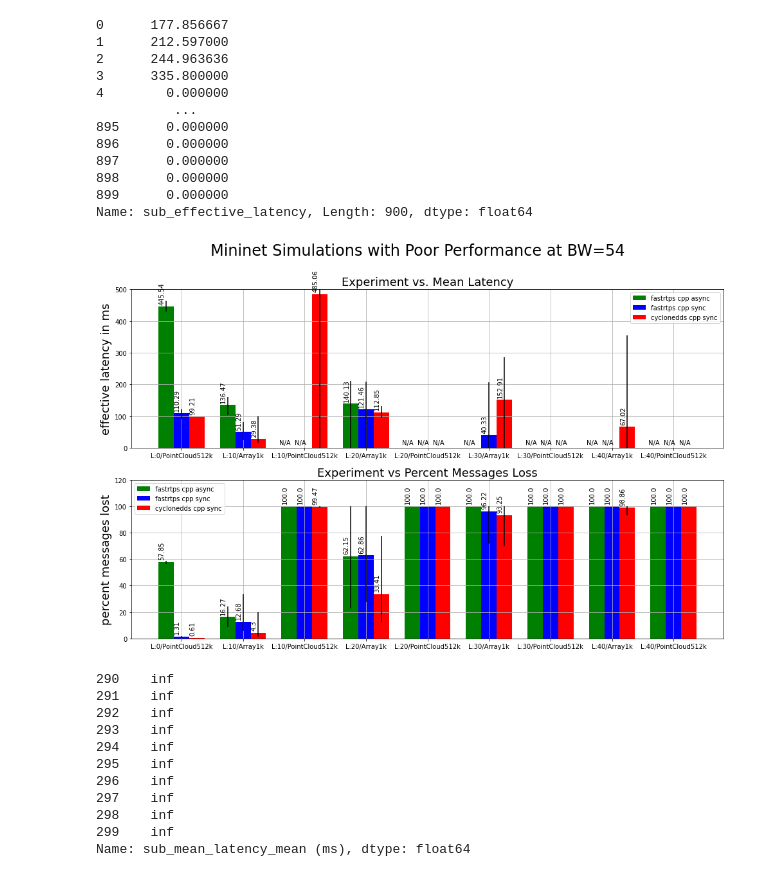
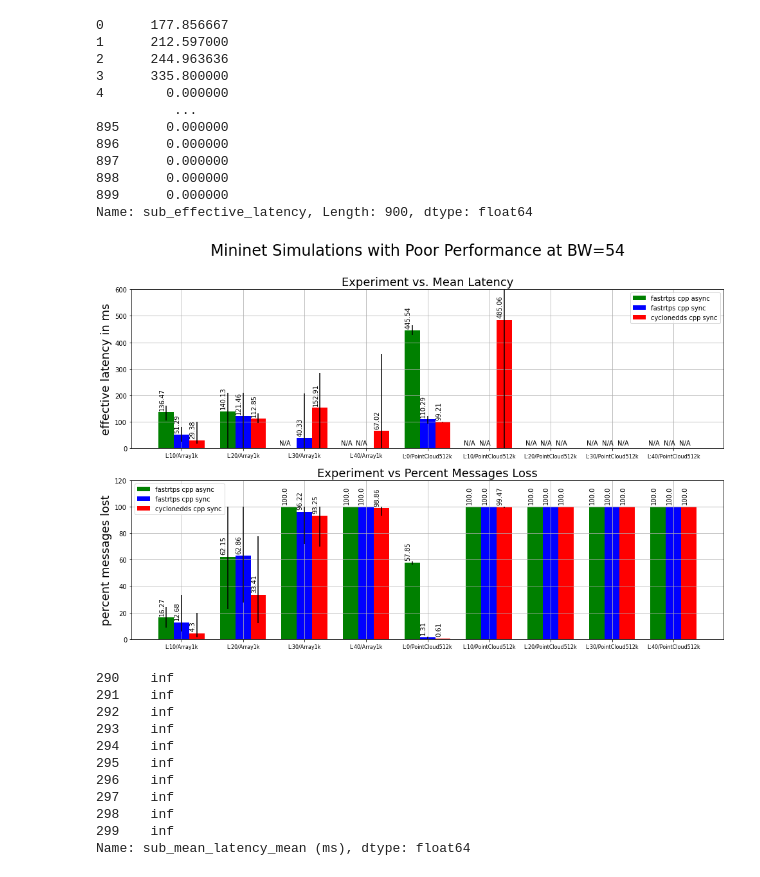
Before and after one commit to osrf/TSC-RMW-Reports, a Jupyter notebook: galactic/MininetExperimentResults.ipynb, the cells around one changed output. Drawn from its saved outputs; the diff is of its cells as text; code cells hidden in the pictures.

Commit message:
mininet plots now sorted by message size. Removed nominal from plot titles.

```diff
--- a/galactic/MininetExperimentResults.ipynb
+++ b/galactic/MininetExperimentResults.ipynb
@@ -345,8 +345,12 @@ plot_set = set(to_plot)
 print("Total runs to plot {0}".format(len(plot_set)))
 print(sorted(plot_set))
 bw_54 = sorted([p for p in plot_set if p[0] == 54])
+bw_54 = sorted(bw_54, key=lambda tup: tup[2]) # sort by message size
 bw_300 = sorted([p for p in plot_set if p[0] == 300])
+bw_300 = sorted(bw_300, key=lambda tup: tup[2])
 bw_1000 = sorted([p for p in plot_set if p[0] == 1000])
+bw_1000 = sorted(bw_1000, key=lambda tup: tup[2])
+
 print("{0} BW=54 plots".format(len(bw_54)))
 print("{0} BW=300 plots".format(len(bw_300)))
 print("{0} BW=1000 plots".format(len(bw_1000)))
@@ -366,7 +377,7 @@ df["sub_effective_latency"]
 899      0.000000
 Name: sub_effective_latency, Length: 900, dtype: float64
 # %%
-def autolabel(rects,ax,rot=90):
+def autolabel(rects,ax,rot=70):
     """Attach a text label above each bar in *rects*, displaying its height."""
     for rect in rects:
         height = rect.get_height()
@@ -398,7 +409,7 @@ def generate_mininet_plot(fast_sync_df,fast_async_df, cyclone_df, render_set,sup
     #to_std = [['sub_mean_latency_mean (ms)_min','sub_mean_latency_mean (ms)_max'],['lost_prct_min','lost_prct_max']]
     plot_units = ['effective latency in ms',"percent messages lost"]#"CPU Utilization %"]
     titles = ["Experiment vs. Mean Latency", "Experiment vs Percent Messages Loss"]#,"Experiment vs CPU Utilization %"]
-    y_extents = [[0,500],[0,120]]
+    y_extents = [[0,600],[0,120]]
     fig, ax = plt.subplots(len(to_plot))
     fig.set_size_inches(16.5,10)
     fig.suptitle(super_title,fontsize=24)
@@ -439,35 +450,35 @@ def generate_mininet_plot(fast_sync_df,fast_async_df, cyclone_df, render_set,sup
             cyclone_std[0].append(cv[to_std[idx][0]].values[0])
             cyclone_std[1].append(cv[to_std[idx][1]].values[0])
 
         x = np.arange(len(render_set))
         sz = 0.25
         ax[idx].grid(which="both")
 
         fast_a_std = fixup_error(fast_a_std,fast_a)
         fast_s_std = fixup_error(fast_s_std,fast_s)
         cyclone_std = fixup_error(cyclone_std,cyclone)
 
 
         fast_a_bar = ax[idx].bar(x + 0.00, fast_a, yerr=fast_a_std, color = 'g', width = sz,label="fastrtps cpp async")
         fast_s_bar = ax[idx].bar(x + sz, fast_s, yerr=fast_s_std,color = 'b', width = sz,label="fastrtps cpp sync")
         cyclone_bar =  ax[idx].bar(x + (sz*2), cyclone,yerr=cyclone_std, color = 'r', width = sz,label="cyclonedds cpp sync")
         autolabel(fast_a_bar,ax[idx])
         autolabel(fast_s_bar,ax[idx])
         autolabel(cyclone_bar,ax[idx])
 
         ax[idx].set_ylim(y_extents[idx])
         ax[idx].set_xticks(x+0.25)
-        ax[idx].set_xticklabels(x_label,rotation=0,fontsize=10)
+        ax[idx].set_xticklabels(x_label,rotation=0,fontsize=8)
         ax[idx].set_ylabel(plot_units[idx],fontsize=18)
         #ax[idx].set_xlabel("Mininet Experimental Conditions")
         ax[idx].set_title(titles[idx],fontsize=18)
         ax[idx].legend()
     return fig
 
 out = generate_mininet_plot(fast_sync_run_avg_df,fast_async_run_avg_df,cyclone_run_avg_df,bw_54,"Mininet Simulations with Poor Performance at BW=54")
 plt.savefig("./plots/PoorPerformersBW54.png")
 # %% [output]
-[figure, old version]
+[figure, new version]
 # %%
 fav = fast_async_df.loc[(fast_async_df['bandwidth'] == 54) &
                         (fast_async_df["loss"] == 10) &
```
Also changed, not shown: parts of 9 cells of this notebook, 9 other files.
